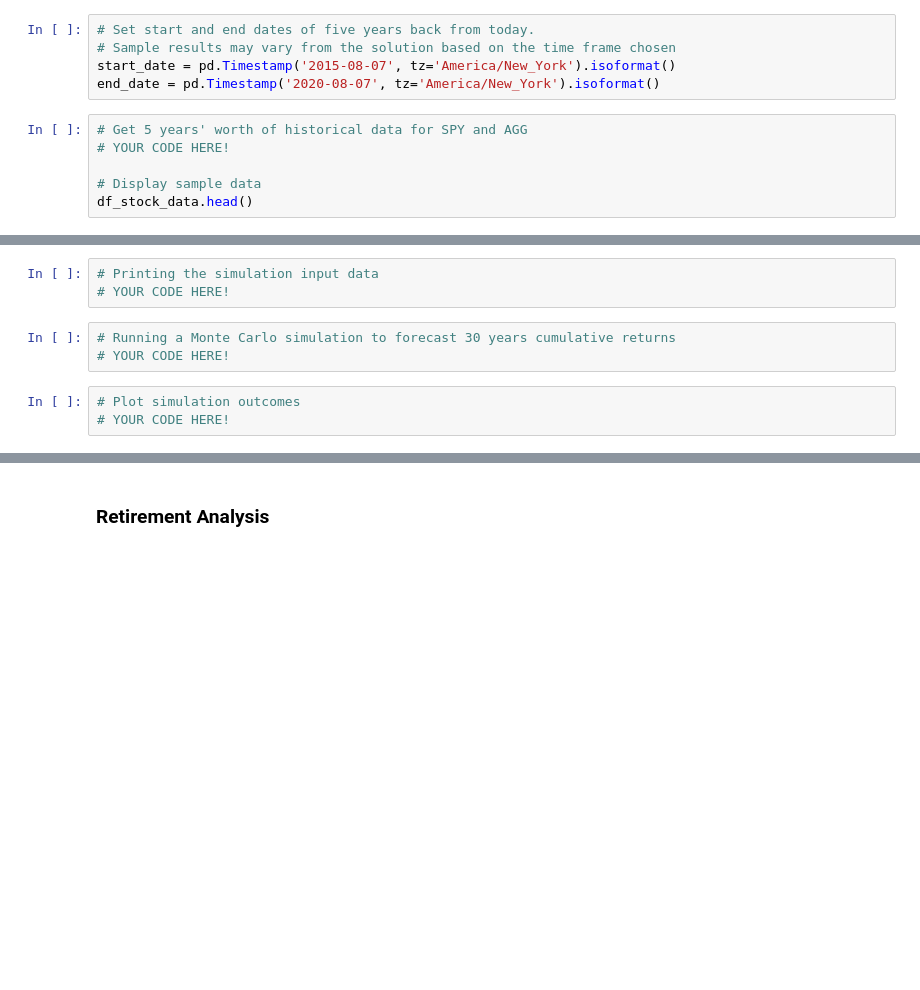
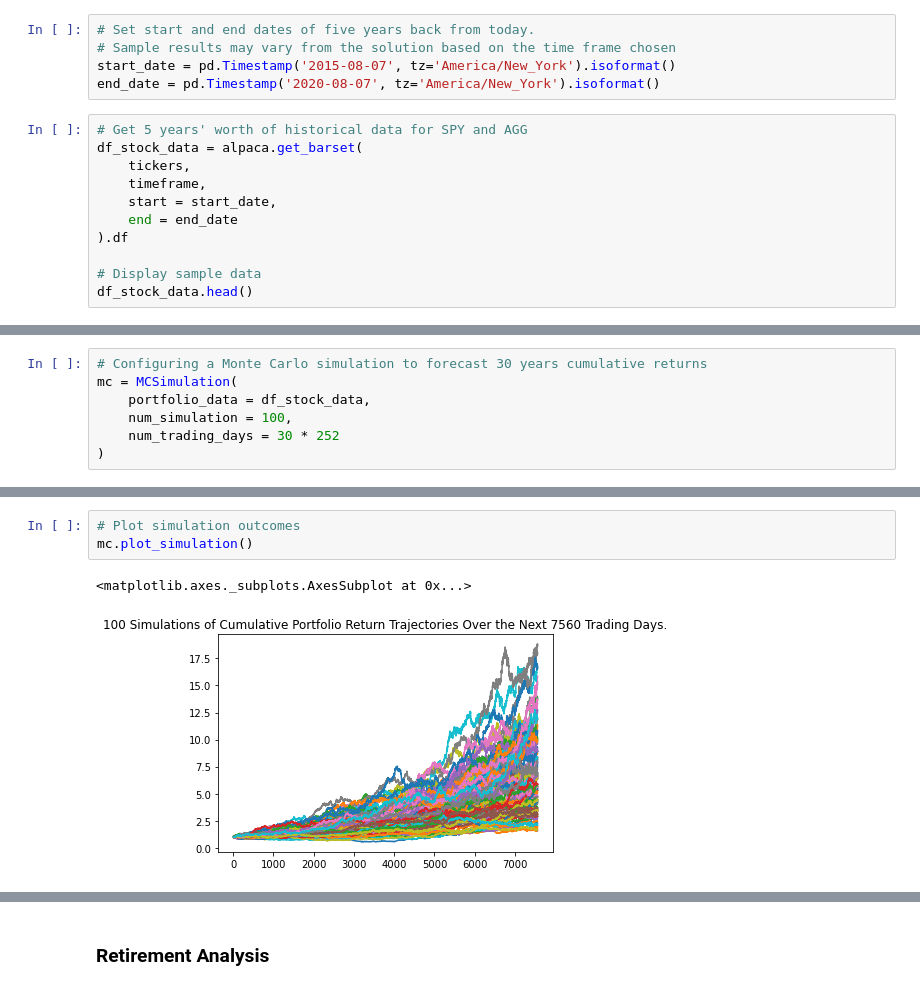
Before and after one commit to drg-developer-2-GWFinTech-Homeworks/homework-4, a Jupyter notebook: financial-planner.ipynb, the cells around one changed output, grey strips where cells are left out. Drawn from its saved outputs; the diff is of its cells as text; blank space fills up the shorter version.

```diff
--- a/financial-planner.ipynb
+++ b/financial-planner.ipynb
@@ -152,7 +164,12 @@ start_date = pd.Timestamp('2015-08-07', tz='America/New_York').isoformat()
 end_date = pd.Timestamp('2020-08-07', tz='America/New_York').isoformat()
 # %%
 # Get 5 years' worth of historical data for SPY and AGG
-# YOUR CODE HERE!
+df_stock_data = alpaca.get_barset(
+    tickers,
+    timeframe,
+    start = start_date,
+    end = end_date
+).df
 
 # Display sample data
 df_stock_data.head()
@@ -158,0 +184,7 @@ df_stock_data.head()
+# %%
+# Configuring a Monte Carlo simulation to forecast 30 years cumulative returns
+mc = MCSimulation(
+    portfolio_data = df_stock_data,
+    num_simulation = 100,
+    num_trading_days = 30 * 252
+)
@@ -162,11 +223,8 @@ df_stock_data.head()
-# %%
-# Printing the simulation input data
-# YOUR CODE HERE!
-# %%
-# Running a Monte Carlo simulation to forecast 30 years cumulative returns
-# YOUR CODE HERE!
 # %%
 # Plot simulation outcomes
-# YOUR CODE HERE!
+mc.plot_simulation()
+# %% [output]
+<matplotlib.axes._subplots.AxesSubplot at 0x...>
+[figure, added]
 # %%
 # Plot probability distribution and confidence intervals
```
Also changed, not shown: parts of 28 cells of this notebook.
